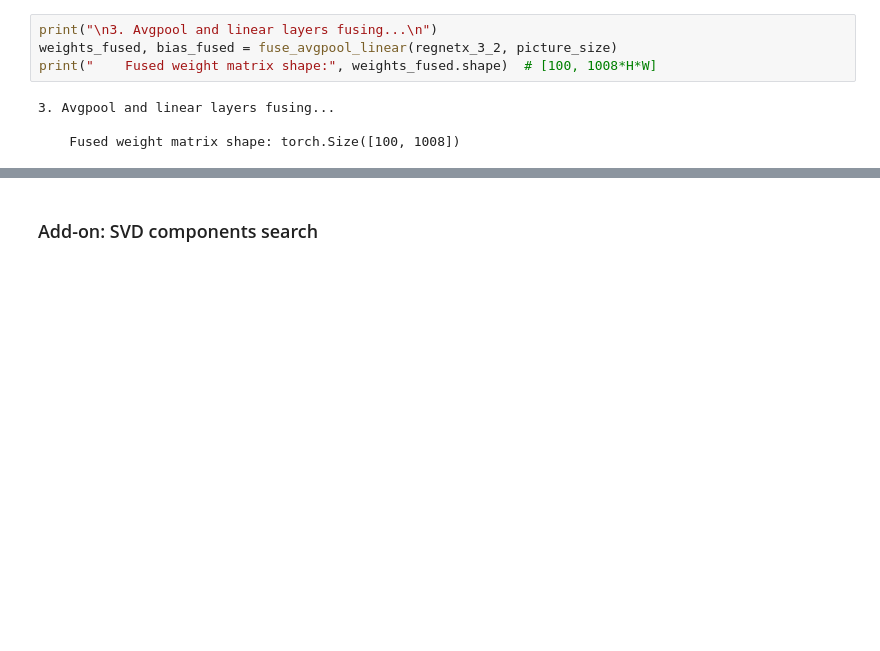
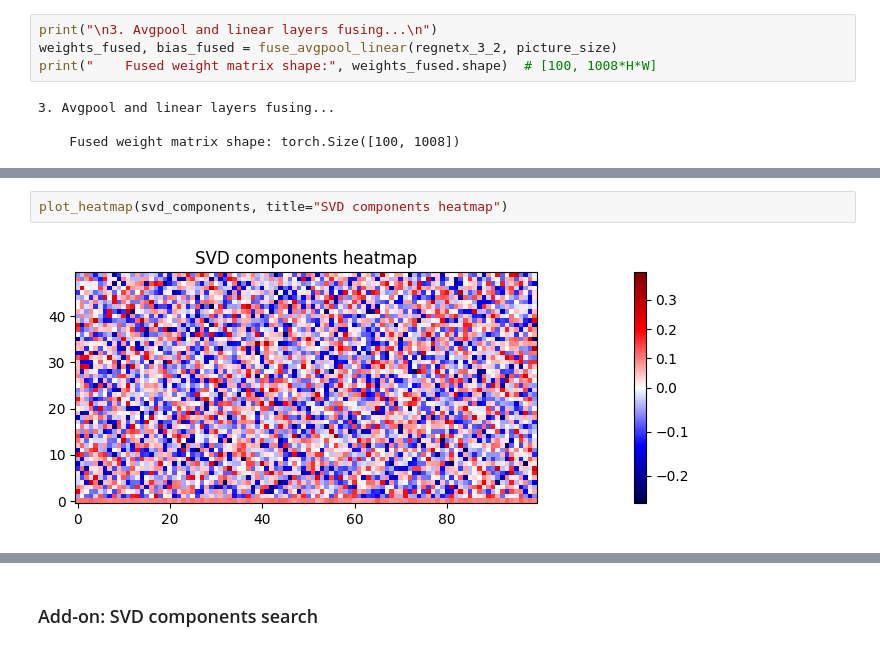
Before and after one commit to Ali-AliAli-Ali/binarize-inverse-interpret, a Jupyter notebook: regnetx_imagenet/bin_features_imagenet_cifar.ipynb, the cells around one changed output, grey strips where cells are left out. Saved outputs shown, nothing was run; the diff lists cells and outputs as text; blank space fills up the shorter version.

```diff
--- a/regnetx_imagenet/bin_features_imagenet_cifar.ipynb
+++ b/regnetx_imagenet/bin_features_imagenet_cifar.ipynb
@@ -619,3 +638,7 @@ print("    Number of significant binary features (> 0.5):",  np.sum(np.abs(svd_c
     Number of significant binary features (> 0.5): 0
+# %%
+plot_heatmap(svd_components, title="SVD components heatmap")
+# %% [output]
+[figure, added]
 # %%
 print("\n7. Significant features semantics analysis:\n")
```
Also changed, not shown: parts of 14 cells of this notebook, 2 other files.
